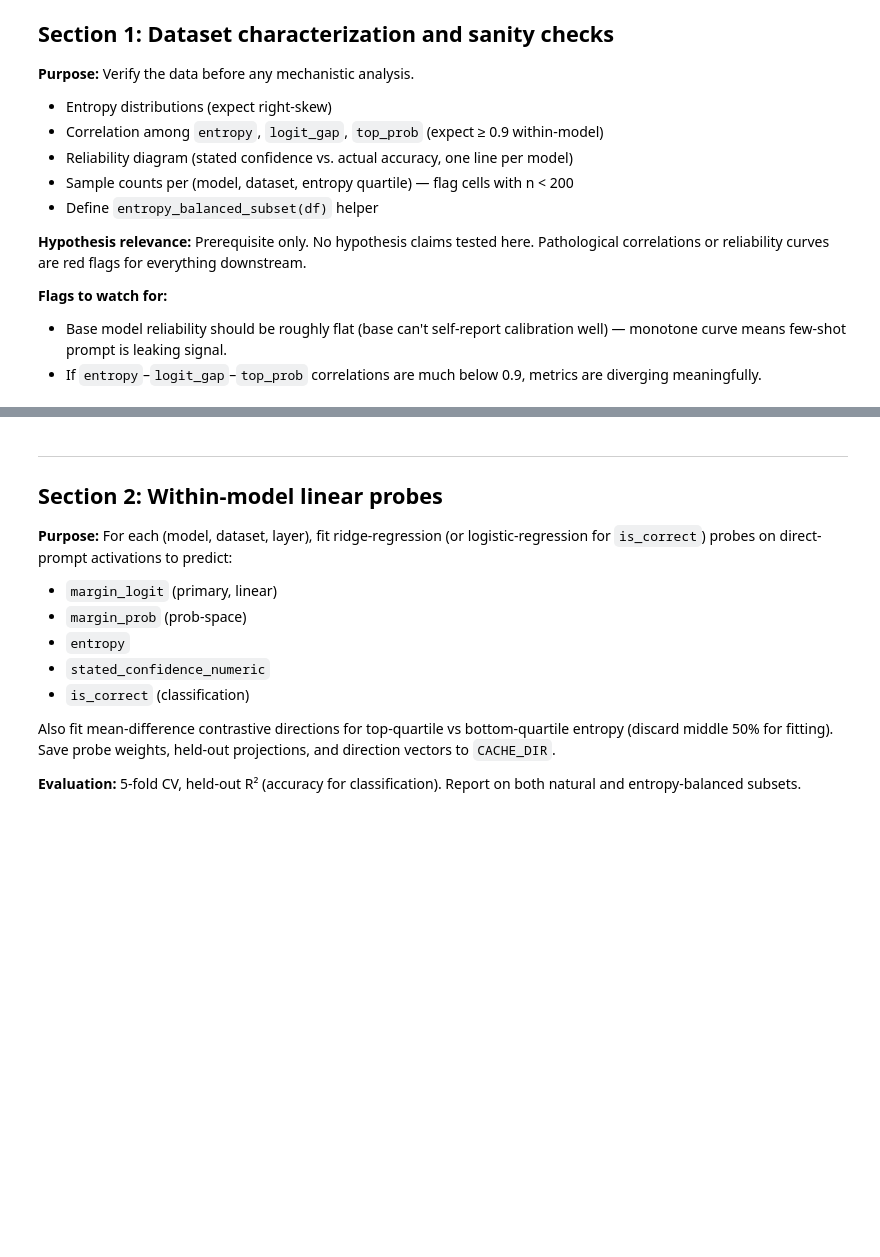
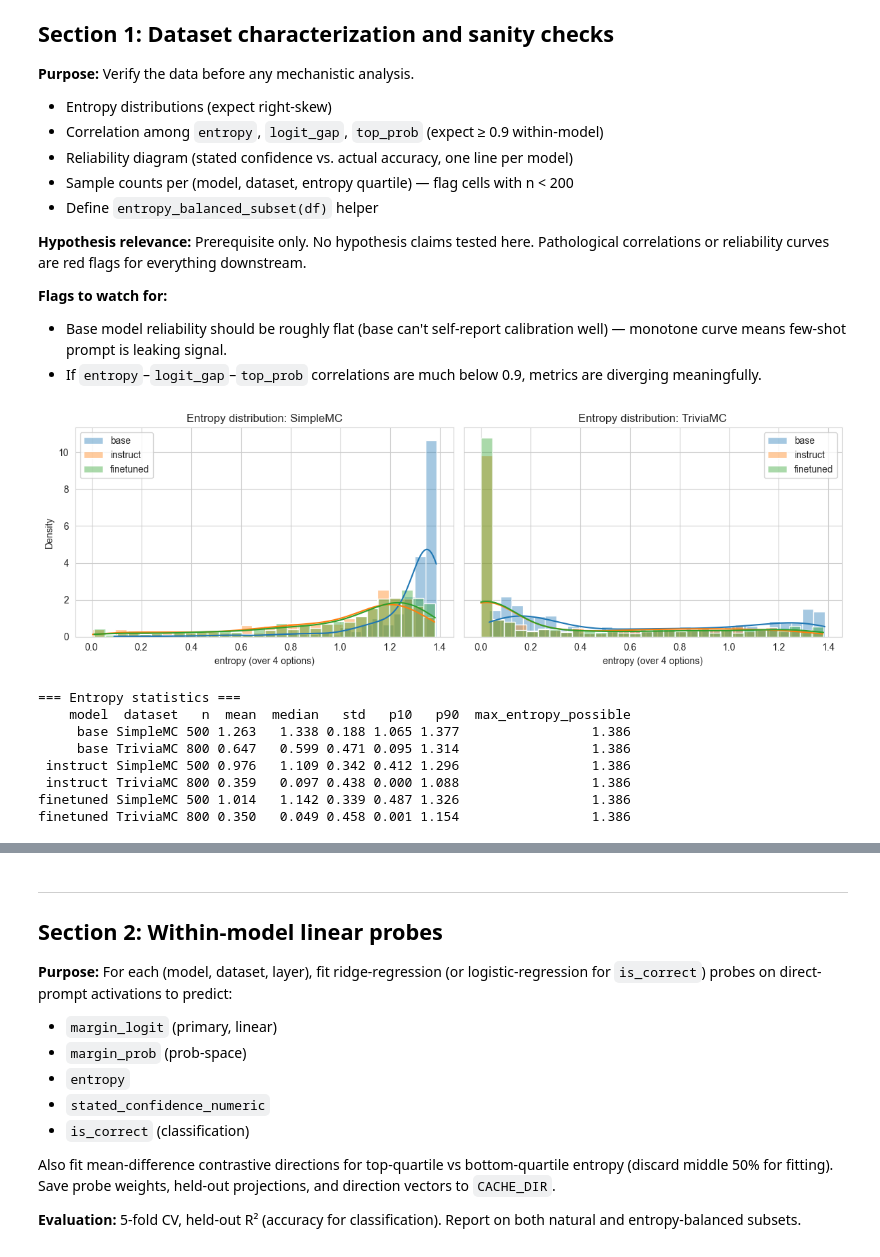
Before and after one commit to tristan-day-research/interpretability_for_llm_metacognition, a Jupyter notebook: analyze_activations.ipynb, the cells around one changed output, grey strips where cells are left out. Saved outputs shown, nothing was run; the diff lists cells and outputs as text; code cells hidden in the pictures; blank space fills up the shorter version.

```diff
--- a/analyze_activations.ipynb
+++ b/analyze_activations.ipynb
@@ -64,11 +69,12 @@ print(f'Figures:   {FIGURES_DIR}')
 # Map each model label to its output folder. Update as new runs come in.
 # Each folder should contain paired_data.json and activations.npz files
 # following the pattern {model_short}_{dataset}_introspection_*.
+# For finetuned runs with an adapter, model_short includes 'adapter-{adapter_short}'.
 
 MODELS = {
     'base':      {'folder': '8b_base_26_04',      'model_short': 'Llama-3.1-8B'},
     'instruct':  {'folder': '8b_instruct_26_04',  'model_short': 'Llama-3.1-8B-Instruct'},
-    'finetuned': {'folder': '8b_finetuned_26_04', 'model_short': 'Llama-3.1-8B-Instruct'},
+    'finetuned': {'folder': '8b_finetuned_26_04', 'model_short': 'Llama-3.1-8B-Instruct_adapter-ect_20251222_215412_v0uei7y1_2000'},
 }
 
 DATASETS = ['SimpleMC', 'TriviaMC']
@@ -80,13 +86,18 @@ META_TASK = 'confidence'  # delegate excluded from this notebook
 #   max_option_prob      -> 'top_prob'
 
 # Probe targets (Sections 2+):
+# Set SKIP_IS_CORRECT = True to drop the slow logistic classifier (~60% speedup).
+# is_correct adds mechanistic info but isn't central to H1/H2/H3.
+SKIP_IS_CORRECT = False
+
 TARGETS = {
     'margin_logit':      {'col': 'logit_gap',                 'kind': 'regression'},   # primary
     'margin_prob':       {'col': 'margin',                    'kind': 'regression'},
     'entropy':           {'col': 'entropy',                   'kind': 'regression'},
     'stated_confidence': {'col': 'stated_confidence_numeric', 'kind': 'regression'},
-    'is_correct':        {'col': 'is_correct',                'kind': 'classification'},
 }
+if not SKIP_IS_CORRECT:
+    TARGETS['is_correct'] = {'col': 'is_correct', 'kind': 'classification'}
 # %%
 # --- Data loading utilities ---
 
@@ -255,4 +292,44 @@ SCORECARD
 - Base model reliability should be roughly flat (base can't self-report calibration well) — monotone curve means few-shot prompt is leaking signal.
 - If `entropy`–`logit_gap`–`top_prob` correlations are much below 0.9, metrics are diverging meaningfully.
 # %%
-# Section 1 analysis goes here (to be filled after scaffolding approval).
+# --- Section 1.1: Entropy distribution per (model, dataset) ---
+fig, axes = plt.subplots(1, len(DATASETS), figsize=(6 * len(DATASETS), 4), sharey=True)
+axes = np.atleast_1d(axes)
+for ax, dataset in zip(axes, DATASETS):
+    for model in MODELS:
+        if (model, dataset) not in RUNS:
+            continue
+        sns.histplot(
+            RUNS[(model, dataset)].df['entropy'], ax=ax,
+            label=model, alpha=0.4, stat='density', bins=30, kde=True,
+        )
+    ax.set_title(f'Entropy distribution: {dataset}')
+    ax.set_xlabel('entropy (over 4 options)')
+    ax.legend()
+plt.tight_layout()
+plt.savefig(FIGURES_DIR / 's1_entropy_distributions.pdf', bbox_inches='tight')
+plt.show()
+
+# Text summary of entropy statistics per (model, dataset)
+print('\n=== Entropy statistics ===')
+stats_rows = []
+for (model, dataset), run in RUNS.items():
+    e = run.df['entropy'].values
+    stats_rows.append({
+        'model': model, 'dataset': dataset, 'n': len(e),
+        'mean': e.mean(), 'median': np.median(e), 'std': e.std(),
+        'p10': np.percentile(e, 10), 'p90': np.percentile(e, 90),
+        'max_entropy_possible': np.log(4),
+    })
+stats_df = pd.DataFrame(stats_rows).round(3)
+print(stats_df.to_string(index=False))
+# %% [output]
+[figure, added]
+=== Entropy statistics ===
+    model  dataset   n  mean  median   std   p10   p90  max_entropy_possible
+     base SimpleMC 500 1.263   1.338 0.188 1.065 1.377                 1.386
+     base TriviaMC 800 0.647   0.599 0.471 0.095 1.314                 1.386
+ instruct SimpleMC 500 0.976   1.109 0.342 0.412 1.296                 1.386
+ instruct TriviaMC 800 0.359   0.097 0.438 0.000 1.088                 1.386
+finetuned SimpleMC 500 1.014   1.142 0.339 0.487 1.326                 1.386
+finetuned TriviaMC 800 0.350   0.049 0.458 0.001 1.154                 1.386
```
Also changed, not shown: parts of 46 cells of this notebook, 39 other files.
